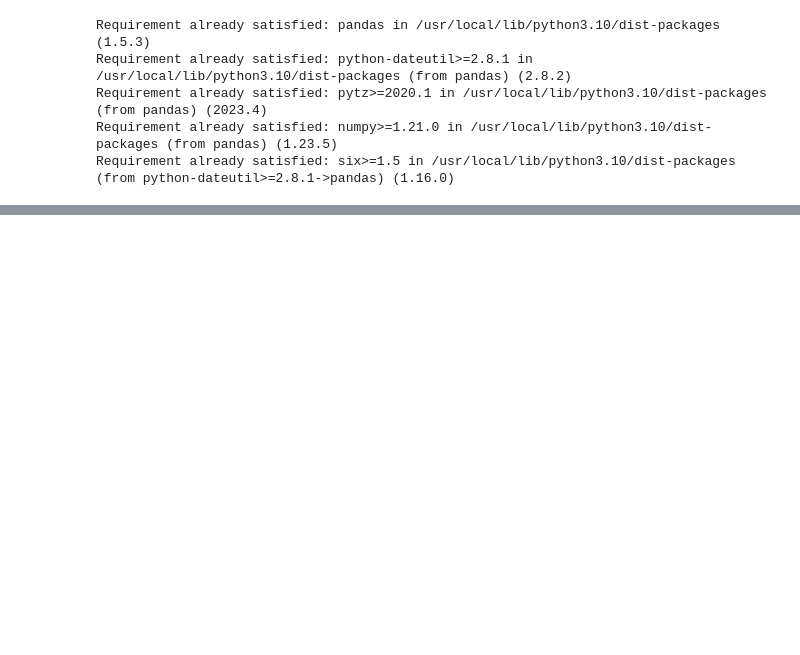
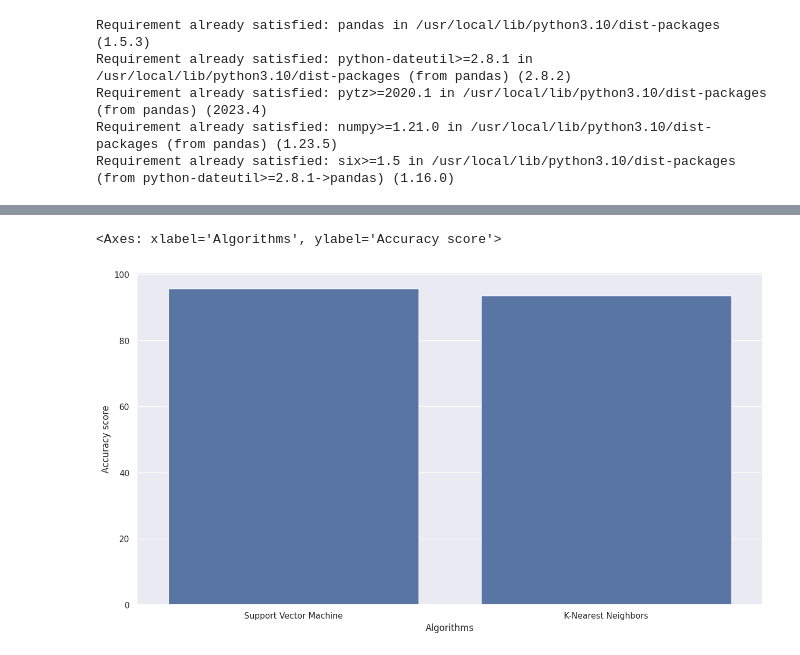
Before and after one commit to harshavardhansannithi/ARDS-using-Machine-learning, a Jupyter notebook: KNN_vs_SVM.ipynb, the cells around one changed output, grey strips where cells are left out. Drawn from its saved outputs; the diff is of its cells as text; code cells hidden in the pictures; blank space fills up the shorter version.

```diff
--- a/KNN_vs_SVM.ipynb
+++ b/KNN_vs_SVM.ipynb
@@ -62,6 +69,6 @@ X_scaled = scaler.fit_transform(X)
 # %%
 # Split data into training and testing sets
-X_train, X_test, y_train, y_test = train_test_split(X_scaled, y, test_size=0.2, random_state=42)
+X_train, X_test, y_train, y_test = train_test_split(X_scaled, y, test_size=0.3, random_state=42)
 # %%
 # KNN Model
 knn_clf = KNeighborsClassifier(n_neighbors=5)  # Experiment with different k values
@@ -91,0 +97,4 @@ F1-score: 0.9661016949152542
+# %%
+
+score_knn = round(accuracy_score(y_test, y_pred_knn)*100,2)
+print("The accuracy score achieved using KNN is: "+str(score_knn)+" %")
@@ -108,0 +118,4 @@ F1-score: 0.9833333333333333
+# %%
+
+score_svm = round(accuracy_score(y_test, y_pred_svm)*100,2)
+print("The accuracy score achieved using SVM is: "+str(score_svm)+" %")
@@ -108,0 +124,6 @@ F1-score: 0.9833333333333333
+# %%
+scores = [score_svm,score_knn]
+algorithms = ["Support Vector Machine","K-Nearest Neighbors"]
+
+for i in range(len(algorithms)):
+    print("The accuracy score achieved using "+algorithms[i]+" is: "+str(scores[i])+" %")
@@ -108,0 +152,19 @@ F1-score: 0.9833333333333333
+# %%
+# Install the matplotlib module if necessary
+!pip install matplotlib
+
+# Import the matplotlib.pyplot module
+import matplotlib.pyplot as plt
+
+# Set the figure size
+sns.set(rc={'figure.figsize':(15,8)})
+
+# Set the x-axis label
+plt.xlabel("Algorithms")
+
+# Set the y-axis label
+plt.ylabel("Accuracy score")
+
+# Create a bar plot
+sns.barplot(x=algorithms, y=scores)
+# %% [output]
@@ -108,0 +182,2 @@ F1-score: 0.9833333333333333
+<Axes: xlabel='Algorithms', ylabel='Accuracy score'>
+[figure, added]
```
Also changed, not shown: parts of 13 cells of this notebook.
